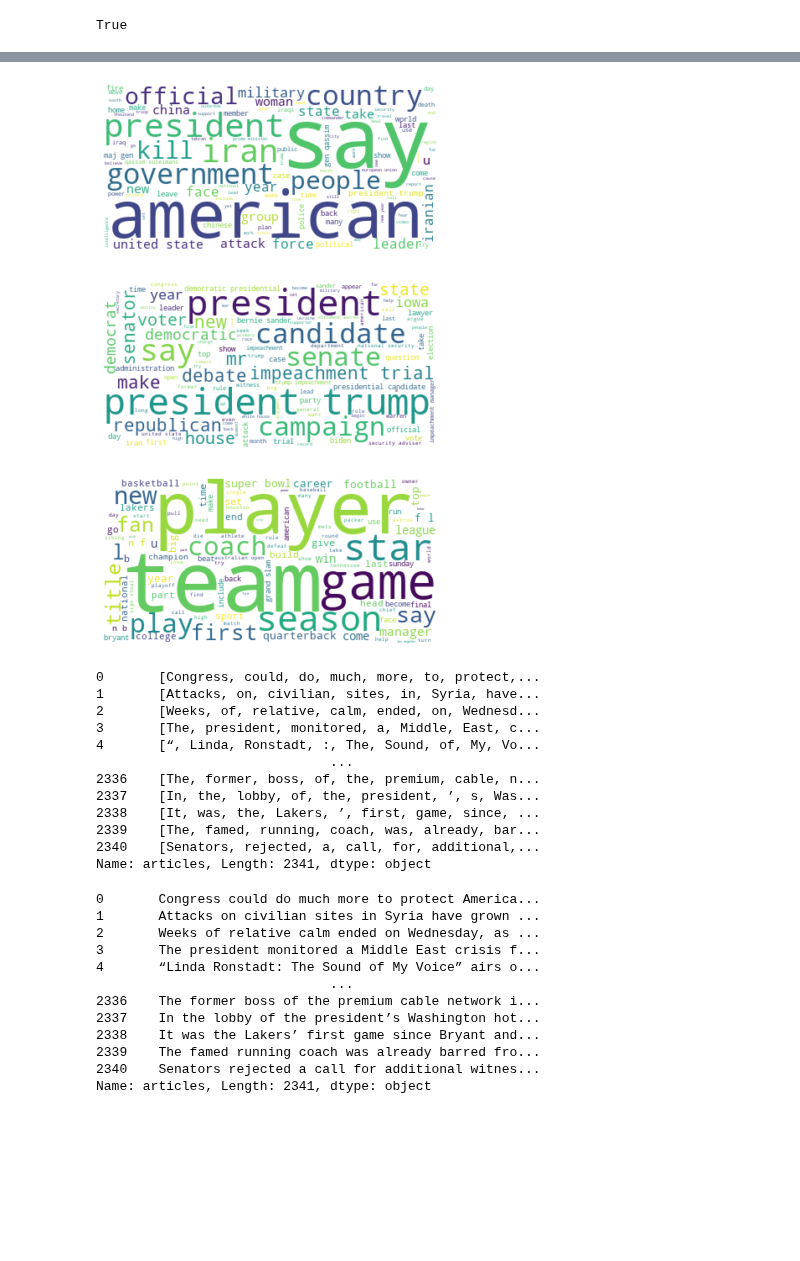
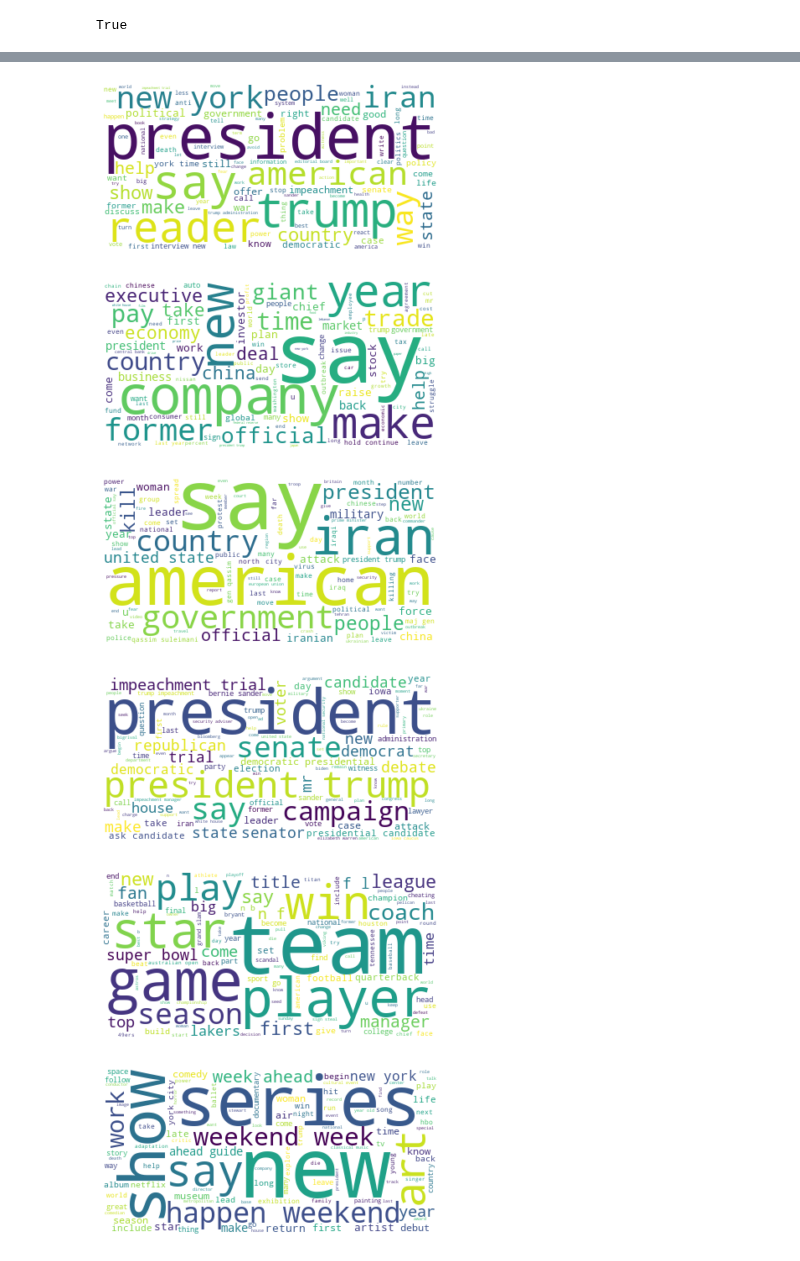
Before and after one commit to MEOW119X/Automated-News-Categorizer, a Jupyter notebook: notebook/Cleansing.ipynb, the cells around one changed output, grey strips where cells are left out. Cells and saved outputs as stored; diff of their text form; code cells hidden in the pictures; blank space fills up the shorter version.

```diff
--- a/notebook/Cleansing.ipynb
+++ b/notebook/Cleansing.ipynb
@@ -447,42 +418,14 @@ word_cloud_show(business.articles)
-# %%
-word_cloud_show(world.articles)
-# %% [output]
-[figure, removed]
-# %%
-word_cloud_show(politics.articles)
-# %% [output]
-[figure, removed]
-# %%
-word_cloud_show(sports.articles)
-# %% [output]
-[figure, removed]
-# %%
-df2['articles'].apply(lambda x : word_tokenize(x))
-# %% [output]
-0       [Congress, could, do, much, more, to, protect,...
-1       [Attacks, on, civilian, sites, in, Syria, have...
-2       [Weeks, of, relative, calm, ended, on, Wednesd...
-3       [The, president, monitored, a, Middle, East, c...
-4       [“, Linda, Ronstadt, :, The, Sound, of, My, Vo...
-                              ...
-2336    [The, former, boss, of, the, premium, cable, n...
-2337    [In, the, lobby, of, the, president, ’, s, Was...
-2338    [It, was, the, Lakers, ’, first, game, since, ...
-2339    [The, famed, running, coach, was, already, bar...
-2340    [Senators, rejected, a, call, for, additional,...
-Name: articles, Length: 2341, dtype: object
-# %%
-df2['articles']
-# %% [output]
-0       Congress could do much more to protect America...
-1       Attacks on civilian sites in Syria have grown ...
-2       Weeks of relative calm ended on Wednesday, as ...
-3       The president monitored a Middle East crisis f...
-4       “Linda Ronstadt: The Sound of My Voice” airs o...
-                              ...
-2336    The former boss of the premium cable network i...
-2337    In the lobby of the president’s Washington hot...
-2338    It was the Lakers’ first game since Bryant and...
-2339    The famed running coach was already barred fro...
-2340    Senators rejected a call for additional witnes...
-Name: articles, Length: 2341, dtype: object
+# %%
+word_cloud_show(opinion.articles)
+word_cloud_show(business.articles)
+word_cloud_show(world.articles)
+word_cloud_show(politics.articles)
+word_cloud_show(sports.articles)
+word_cloud_show(arts.articles)
+# %% [output]
+[figure, added]
+[figure, added]
+[figure, added]
+[figure, added]
+[figure, added]
+[figure, added]
```
Also changed, not shown: parts of 31 cells of this notebook, 4 other files.
